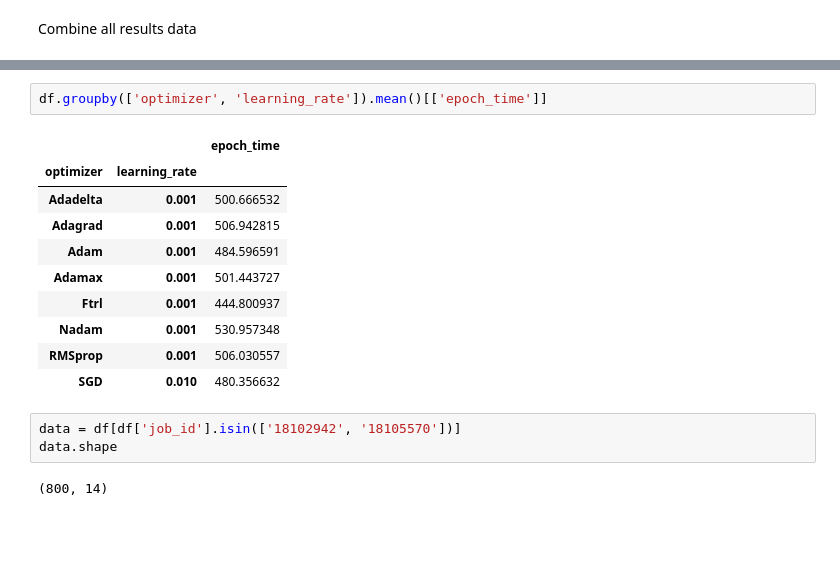
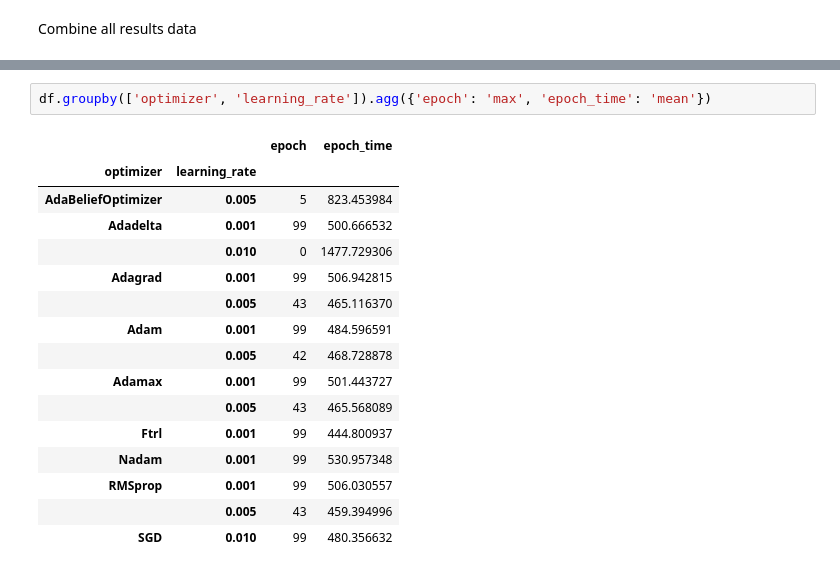
Before and after one commit to dunnkers/optimizers-sign-language, a Jupyter notebook: exploration/results.ipynb, the cells around one changed output, grey strips where cells are left out. Saved outputs shown, nothing was run; the diff lists cells and outputs as text; blank space fills up the shorter version.

```diff
--- a/exploration/results.ipynb
+++ b/exploration/results.ipynb
@@ -42,18 +42,19 @@ df
 # %%
-df.groupby(['optimizer', 'learning_rate']).mean()[['epoch_time']]
+df.groupby(['optimizer', 'learning_rate']).agg({'epoch': 'max', 'epoch_time': 'mean'})
 # %% [output]
-|  |  | epoch_time |
-| optimizer | learning_rate |  |
-| Adadelta | 0.001 | 500.666532 |
-| Adagrad | 0.001 | 506.942815 |
-| Adam | 0.001 | 484.596591 |
-| Adamax | 0.001 | 501.443727 |
-| Ftrl | 0.001 | 444.800937 |
-| Nadam | 0.001 | 530.957348 |
-| RMSprop | 0.001 | 506.030557 |
-| SGD | 0.010 | 480.356632 |
+|  |  | epoch | epoch_time |
+| optimizer | learning_rate |  |  |
+| AdaBeliefOptimizer | 0.005 | 5 | 823.453984 |
+| Adadelta | 0.001 | 99 | 500.666532 |
+|  | 0.010 | 0 | 1477.729306 |
+| Adagrad | 0.001 | 99 | 506.942815 |
+|  | 0.005 | 43 | 465.116370 |
+| Adam | 0.001 | 99 | 484.596591 |
+|  | 0.005 | 42 | 468.728878 |
+| Adamax | 0.001 | 99 | 501.443727 |
+|  | 0.005 | 43 | 465.568089 |
+| Ftrl | 0.001 | 99 | 444.800937 |
+| Nadam | 0.001 | 99 | 530.957348 |
+| RMSprop | 0.001 | 99 | 506.030557 |
+|  | 0.005 | 43 | 459.394996 |
+| SGD | 0.010 | 99 | 480.356632 |
-# %%
-data = df[df['job_id'].isin(['18102942', '18105570'])]
-data.shape
-# %% [output]
-(800, 14)
```
Also changed, not shown: parts of 4 cells of this notebook.
